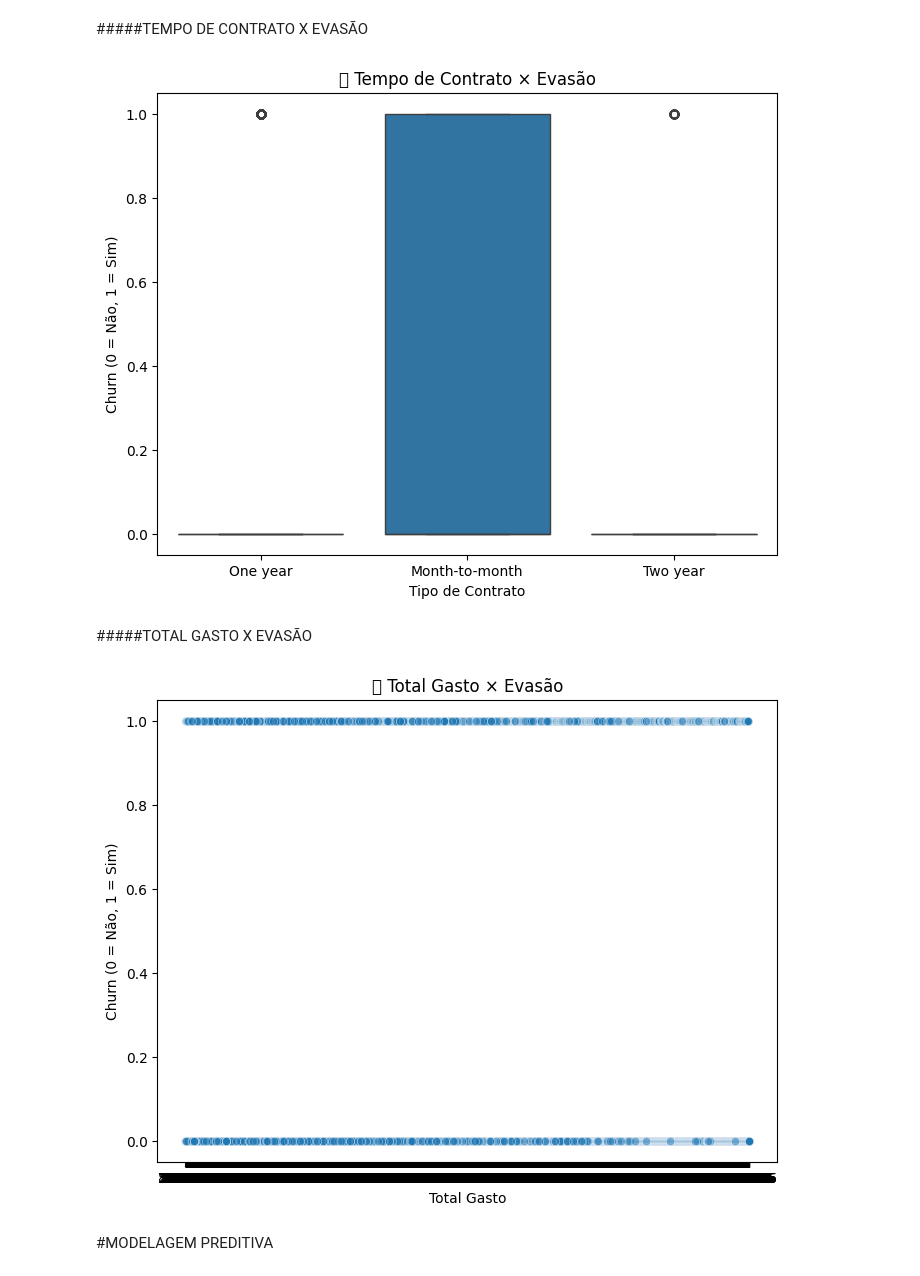
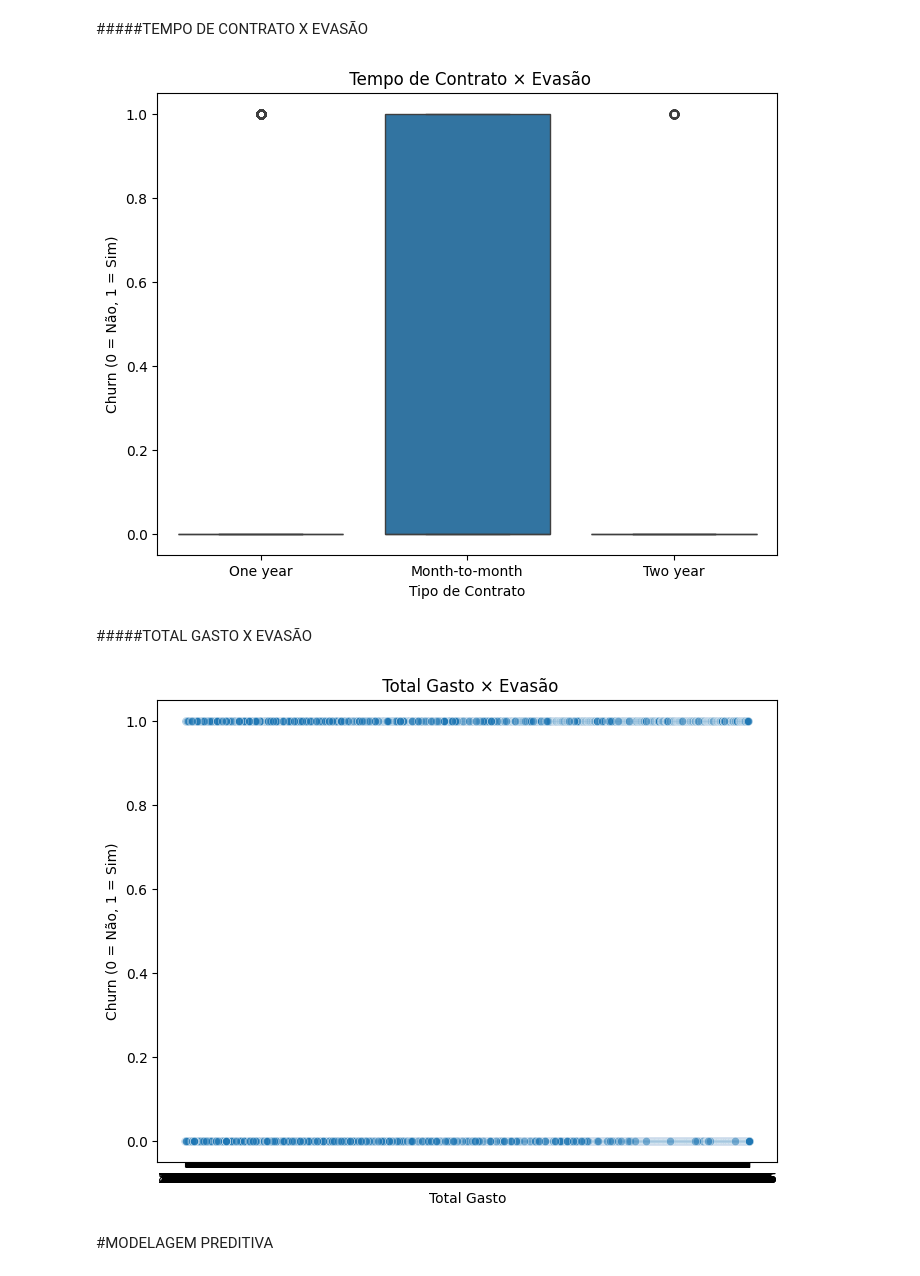
Before and after one commit to EstevaoDev/challengeTelecomX2, a Jupyter notebook: challengeTelecomX2.ipynb, the cells around one changed output. Drawn from its saved outputs; the diff is of its cells as text; code cells hidden in the pictures.

```diff
--- a/challengeTelecomX2.ipynb
+++ b/challengeTelecomX2.ipynb
@@ -336,28 +336,28 @@ Name: Churn, dtype: float64
 # %%
 import seaborn as sns
 import matplotlib.pyplot as plt
 
 # Gráfico: Tipo de contrato vs Churn
 plt.figure(figsize=(8, 6))
 sns.boxplot(x=df_model['Contract'], y=df_model['Churn'])
-plt.title("📦 Tempo de Contrato × Evasão")
+plt.title(" Tempo de Contrato × Evasão")
 plt.xlabel("Tipo de Contrato")
 plt.ylabel("Churn (0 = Não, 1 = Sim)")
 plt.show()
 # %% [output]
-[figure, old version]
+[figure, new version]
 # %% [markdown]
 #####TOTAL GASTO X EVASÃO
 # %%
 # Gráfico: Total gasto vs Churn
 plt.figure(figsize=(8, 6))
 sns.scatterplot(x=df_model['Total'], y=df_model['Churn'], alpha=0.5)
-plt.title("💰 Total Gasto × Evasão")
+plt.title(" Total Gasto × Evasão")
 plt.xlabel("Total Gasto")
 plt.ylabel("Churn (0 = Não, 1 = Sim)")
 plt.show()
 # %% [output]
-[figure, old version]
+[figure, new version]
 # %% [markdown]
 #MODELAGEM PREDITIVA
 # %% [markdown]
```
Also changed, not shown: parts of 7 cells of this notebook.
